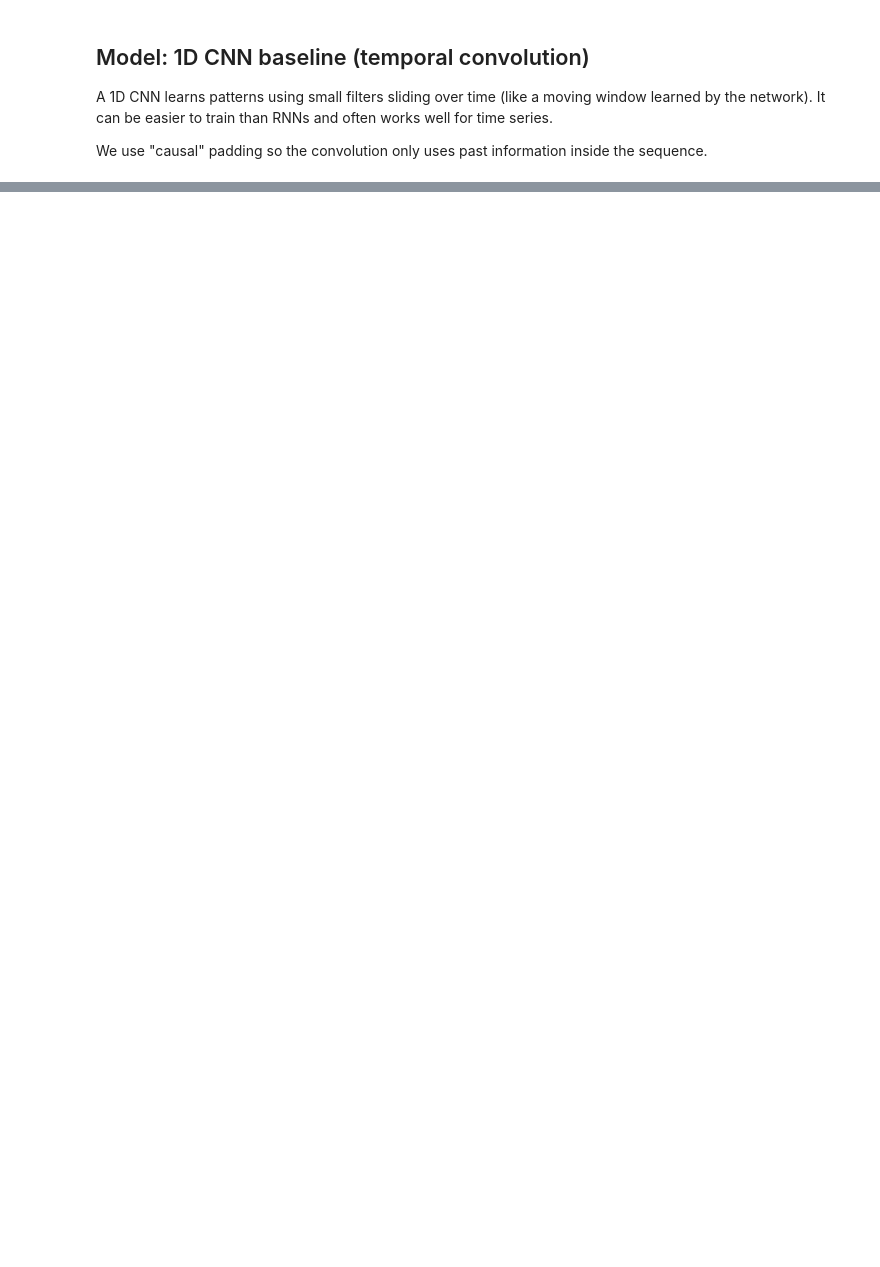
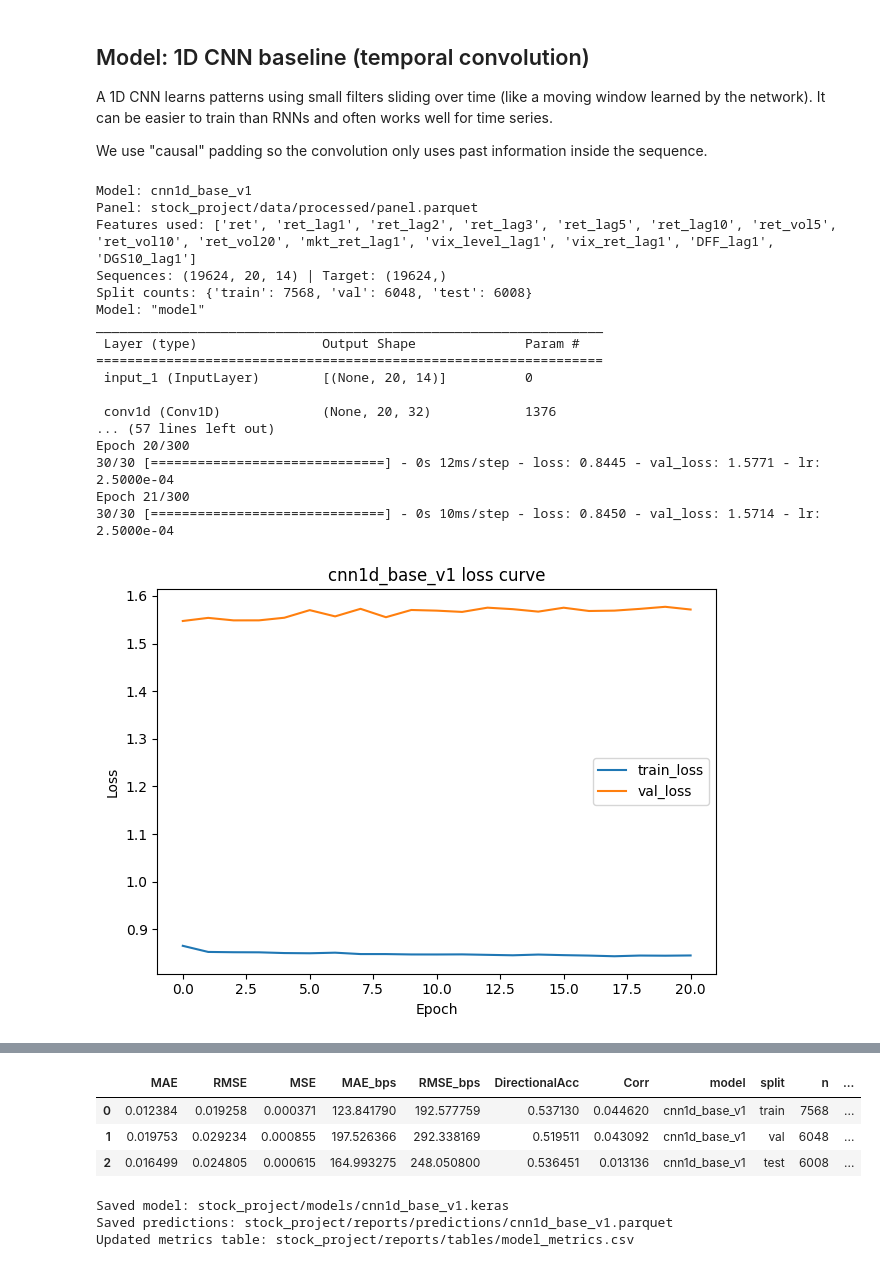
Before and after one commit to RichelCode/Final_Stock_Analysis, a Jupyter notebook: stock_market_final.ipynb, the cells around one changed output, grey strips where cells are left out. Cells and saved outputs as stored; diff of their text form; code cells hidden in the pictures; blank space fills up the shorter version.

```diff
--- a/stock_market_final.ipynb
+++ b/stock_market_final.ipynb
@@ -3710,3 +3850,51 @@ A 1D CNN learns patterns using small filters sliding over time (like a moving wi
 It can be easier to train than RNNs and often works well for time series.
 
 We use "causal" padding so the convolution only uses past information inside the sequence.
+# %%
+# =========================================
+# 1D CNN baseline (no GARCH)
+# =========================================
+
+PANEL_BASE = PROC_DIR / "panel.parquet"
+
+def build_cnn1d(seq_len, n_features):
+    inp = keras.Input(shape=(seq_len, n_features))
+    x = layers.Conv1D(32, kernel_size=3, padding="causal", activation="relu")(inp)
+    x = layers.Dropout(0.20)(x)
+    x = layers.Conv1D(32, kernel_size=3, padding="causal", activation="relu", dilation_rate=2)(x)
+    x = layers.Dropout(0.20)(x)
+    x = layers.GlobalAveragePooling1D()(x)
+    x = layers.Dense(16, activation="relu")(x)
+    out = layers.Dense(1)(x)
+    return keras.Model(inp, out)
+
+metrics_cnn = run_deep_model(
+    model_name="cnn1d_base_v1",
+    panel_file=PANEL_BASE,
+    feature_candidates=BASE_FEATURE_CANDIDATES,
+    build_model_fn=build_cnn1d,
+    seq_len=SEQ_LEN,
+    target_scale=TARGET_SCALE,
+    epochs=300,
+    batch_size=256,
+    lr=1e-3,
+)
+# %% [output]
+Model: cnn1d_base_v1
+Panel: stock_project/data/processed/panel.parquet
+Features used: ['ret', 'ret_lag1', 'ret_lag2', 'ret_lag3', 'ret_lag5', 'ret_lag10', 'ret_vol5', 'ret_vol10', 'ret_vol20', 'mkt_ret_lag1', 'vix_level_lag1', 'vix_ret_lag1', 'DFF_lag1', 'DGS10_lag1']
+Sequences: (19624, 20, 14) | Target: (19624,)
+Split counts: {'train': 7568, 'val': 6048, 'test': 6008}
+Model: "model"
+_________________________________________________________________
+ Layer (type)                Output Shape              Param #
+=================================================================
+ input_1 (InputLayer)        [(None, 20, 14)]          0
+
+ conv1d (Conv1D)             (None, 20, 32)            1376
+... (57 lines left out)
+Epoch 20/300
+30/30 [==============================] - 0s 12ms/step - loss: 0.8445 - val_loss: 1.5771 - lr: 2.5000e-04
+Epoch 21/300
+30/30 [==============================] - 0s 10ms/step - loss: 0.8450 - val_loss: 1.5714 - lr: 2.5000e-04
+[figure, added]
@@ -3712,0 +3903,7 @@ We use "causal" padding so the convolution only uses past information inside the
+|  | MAE | RMSE | MSE | MAE_bps | RMSE_bps | DirectionalAcc | Corr | model | split | n | ... |
+| 0 | 0.012384 | 0.019258 | 0.000371 | 123.841790 | 192.577759 | 0.537130 | 0.044620 | cnn1d_base_v1 | train | 7568 | ... |
+| 1 | 0.019753 | 0.029234 | 0.000855 | 197.526366 | 292.338169 | 0.519511 | 0.043092 | cnn1d_base_v1 | val | 6048 | ... |
+| 2 | 0.016499 | 0.024805 | 0.000615 | 164.993275 | 248.050800 | 0.536451 | 0.013136 | cnn1d_base_v1 | test | 6008 | ... |
+Saved model: stock_project/models/cnn1d_base_v1.keras
+Saved predictions: stock_project/reports/predictions/cnn1d_base_v1.parquet
+Updated metrics table: stock_project/reports/tables/model_metrics.csv
```
Also changed, not shown: parts of 21 cells of this notebook, 37 other files.
